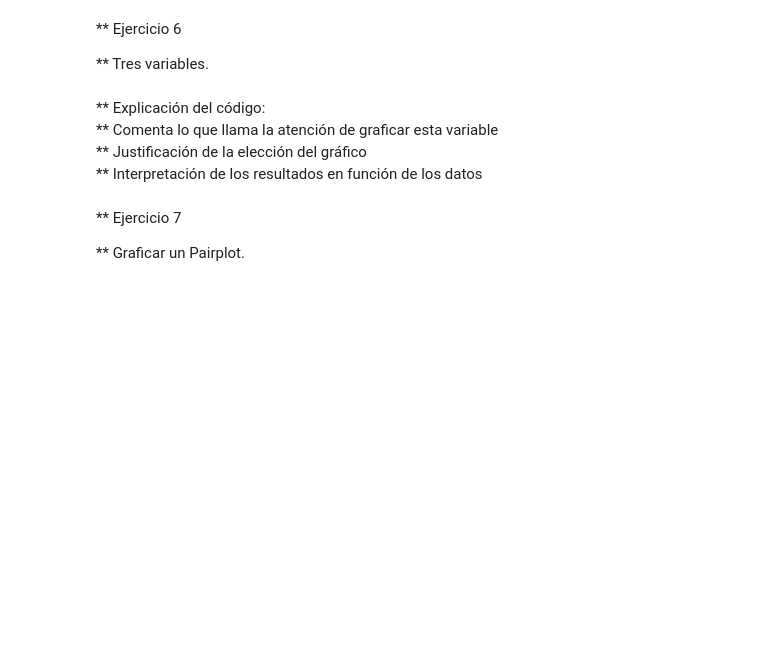
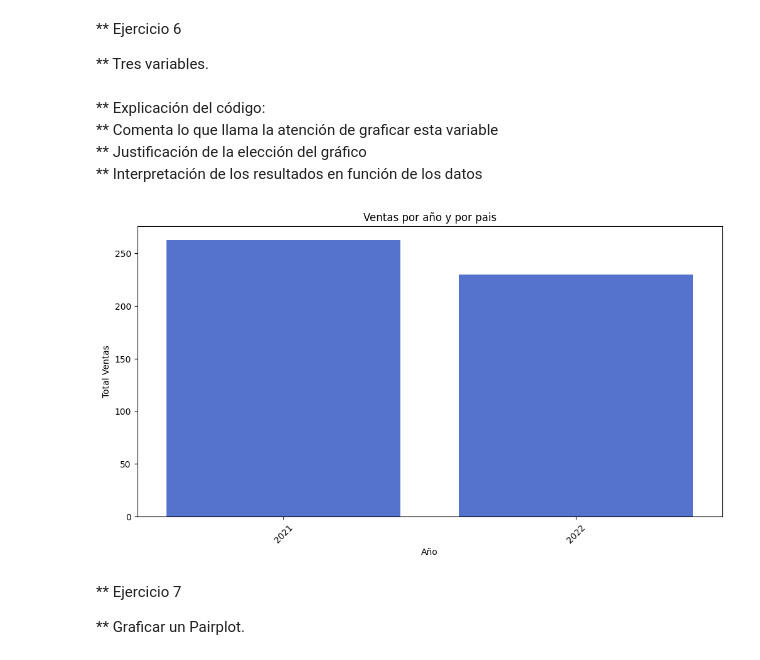
Before and after one commit to MailinV/Sprint_8_MV, a Jupyter notebook: Sprint8_MV.ipynb, the cells around one changed output. Drawn from its saved outputs; the diff is of its cells as text; code cells hidden in the pictures; blank space fills up the shorter version.

```diff
--- a/Sprint8_MV.ipynb
+++ b/Sprint8_MV.ipynb
@@ -256,6 +287,29 @@ plt.show()
 ** Comenta lo que llama la atención de graficar esta variable<br>
 ** Justificación de la elección del gráfico <br>
 ** Interpretación de los resultados en función de los datos<br>
+# %%
+# Media de ventas por pais y por año
+
+query = "SELECT * FROM transactions JOIN companies ON company_id = business_id;"
+df = pd.read_sql(query, conexion_bd)
+
+
+df['timestamp'] = pd.to_datetime(df['timestamp']) #cambiar formato de fecha
+df['year'] = df['timestamp'].dt.to_period('Y') #extraer año
+df_year = df.groupby('year')['amount'].mean().reset_index() # agrupo la media del amount por mes
+
+df_year['year'] = df_monthly['year'].astype(str)
+
+plt.figure(figsize=(12,6))
+sns.barplot(data=df_year, x= 'year', y='amount', color='royalblue')
+
+plt.xticks(rotation=45)
+plt.xlabel("Año")
+plt.ylabel("Total Ventas")
+plt.title("Ventas por año y por pais")
+plt.show()
+# %% [output]
+[figure, added]
 # %% [markdown]
 ** Ejercicio 7 <br>
 
```
Also changed, not shown: parts of 6 cells of this notebook.
